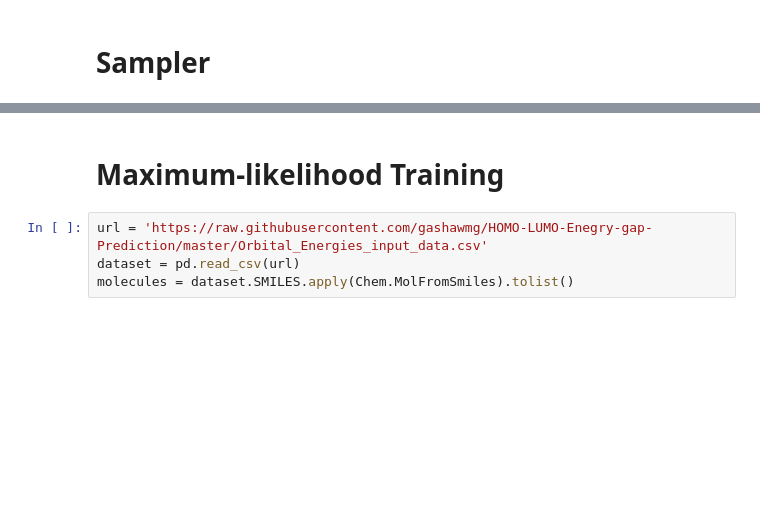
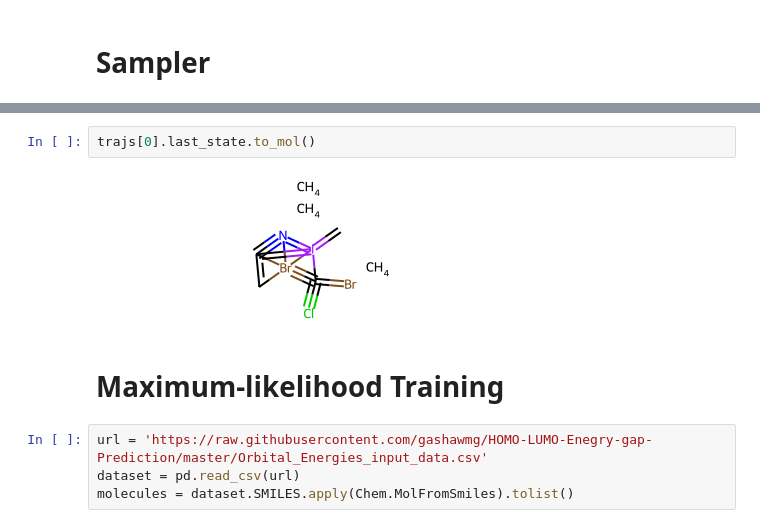
Before and after one commit to hohyun312/molgen-tutorial, a Jupyter notebook: 3.2-graph-generation.ipynb, the cells around one changed output, grey strips where cells are left out. Cells and saved outputs as stored; diff of their text form; blank space fills up the shorter version.

```diff
--- a/3.2-graph-generation.ipynb
+++ b/3.2-graph-generation.ipynb
@@ -134,3 +169,7 @@ state.to_mol()
+# %%
+trajs[0].last_state.to_mol()
+# %% [output]
+[figure, added]
 # %% [markdown]
 # Maximum-likelihood Training
 # %%
```
Also changed, not shown: parts of 20 cells of this notebook, 10 other files.
